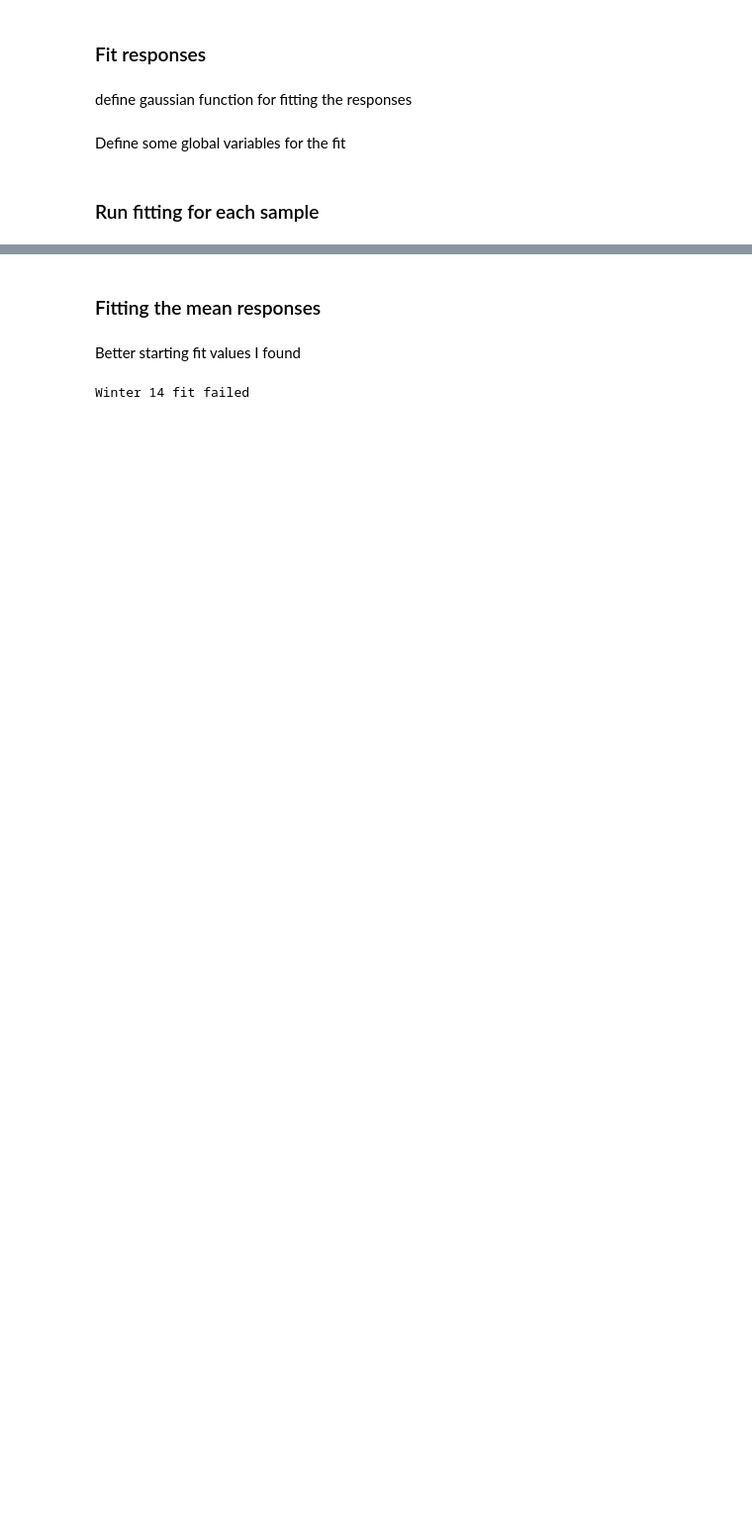
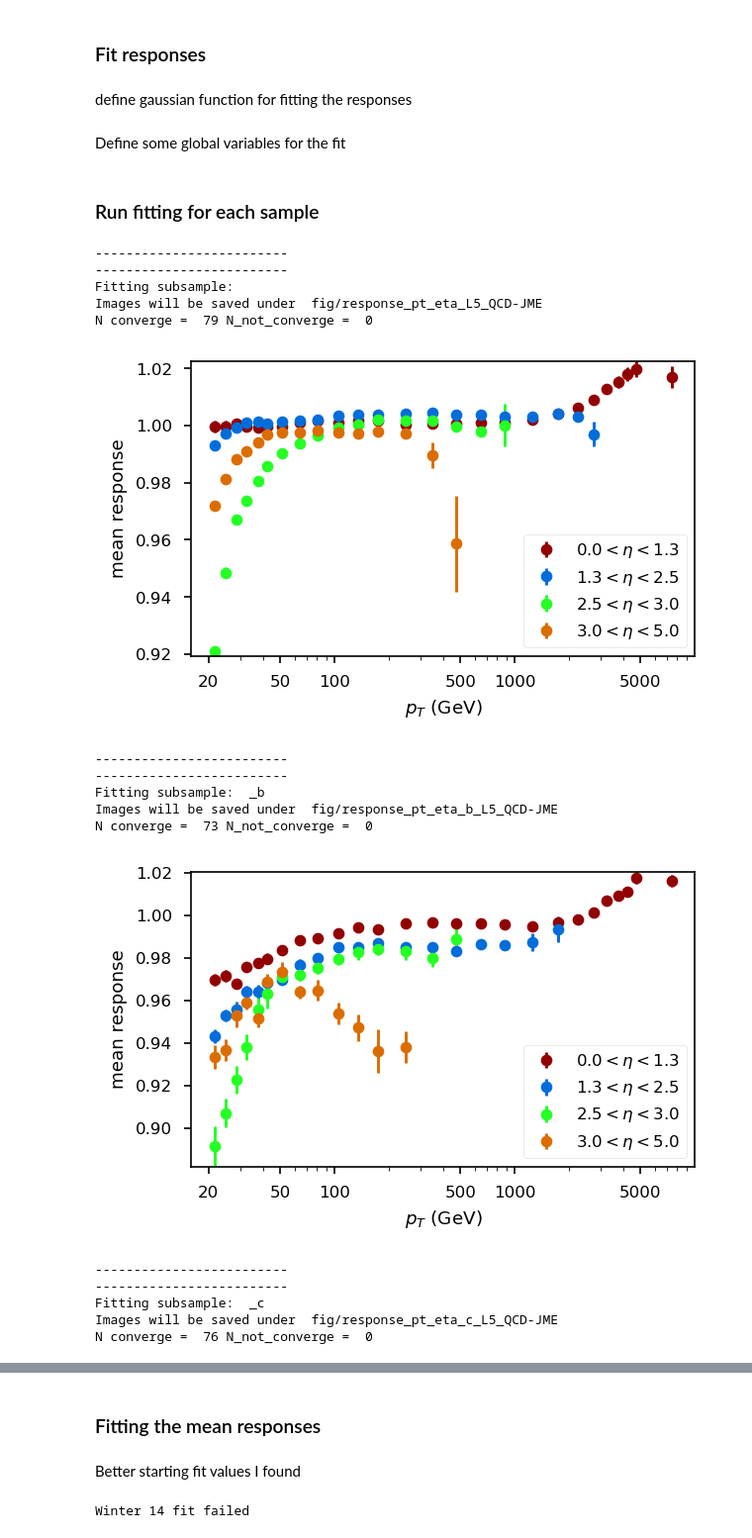
Before and after one commit to dsidirop1/JMECoffea, a Jupyter notebook: CoffeaJERC-Andris.ipynb, the cells around one changed output, grey strips where cells are left out. Shown at 99% size. Saved outputs shown, nothing was run; the diff lists cells and outputs as text; code cells hidden in the pictures; blank space fills up the shorter version.

```diff
--- a/CoffeaJERC-Andris.ipynb
+++ b/CoffeaJERC-Andris.ipynb
@@ -95,7 +104,7 @@ fileslist = fileslist[:40] # if add_tag=='QCD' else fileslist # :20 to skim the
 
 fileslist = fileslist
 if test_run:
-    fileslist = [fileslist[0]]
+    fileslist = [fileslist[1]]
     ### The smallest file in the RunIISummer20UL18NanoAODv9 dataset
 #     fileslist = ['root://cms-xrd-global.cern.ch//'+
 #                  '/store/mc/RunIISummer20UL18NanoAODv9/QCD_Pt-15to7000_TuneCP5_Flat2018_13TeV_pythia8/NANOAODSIM/20UL18JMENano_106X_upgrade2018_realistic_v16_L1v1-v1/30000/792B4CD3-A001-F94F-9AAB-D74D532DE610.root']
@@ -736,3 +1120,47 @@ def read_data(name, samp):
 #             save_data(data, name, samp)
 
 #     plot_corrections(mean, samp, meanvar)
+# %%
+load_fit_res=False
+subsamples = ['', '_b', '_c', '_ud', '_s', '_g']
+# subsamples = ['', '_ud', '_g'] # , '_b']
+for samp in subsamples:
+    print('-'*25)
+    print('-'*25)
+    print('Fitting subsample: ', samp)
+    if load_fit_res:
+        mean = read_data("Mean", samp)
+        meanvar = read_data("MeanVar", samp)
+        median = read_data("Mean", samp)
+        medianstd = read_data("MedianStd", samp)
+#         width = read_data("Width")
+#         median = read_data(median, "Median")
+    else:
+        mean, meanvar, median, medianstd = fit_responses(output, samp)
+        for data, name in zip([mean, meanvar, median, medianstd],["Mean", "MeanVar", "Median", "MedianStd"]):
+            save_data(data, name, samp)
+
+    meanstd = np.sqrt(meanvar)
+
+    if fine_etabins:
+        plot_corrections_eta(median, samp, medianstd)
+    else:
+        plot_corrections(mean, samp, meanstd)
+# %% [output]
+-------------------------
+-------------------------
+Fitting subsample:
+Images will be saved under  fig/response_pt_eta_L5_QCD-JME
+N converge =  79 N_not_converge =  0
+[figure, added]
+-------------------------
+-------------------------
+Fitting subsample:  _b
+Images will be saved under  fig/response_pt_eta_b_L5_QCD-JME
+N converge =  73 N_not_converge =  0
+[figure, added]
+-------------------------
+-------------------------
+Fitting subsample:  _c
+Images will be saved under  fig/response_pt_eta_c_L5_QCD-JME
+N converge =  76 N_not_converge =  0
```
Also changed, not shown: parts of 79 cells of this notebook, 18 other files.
